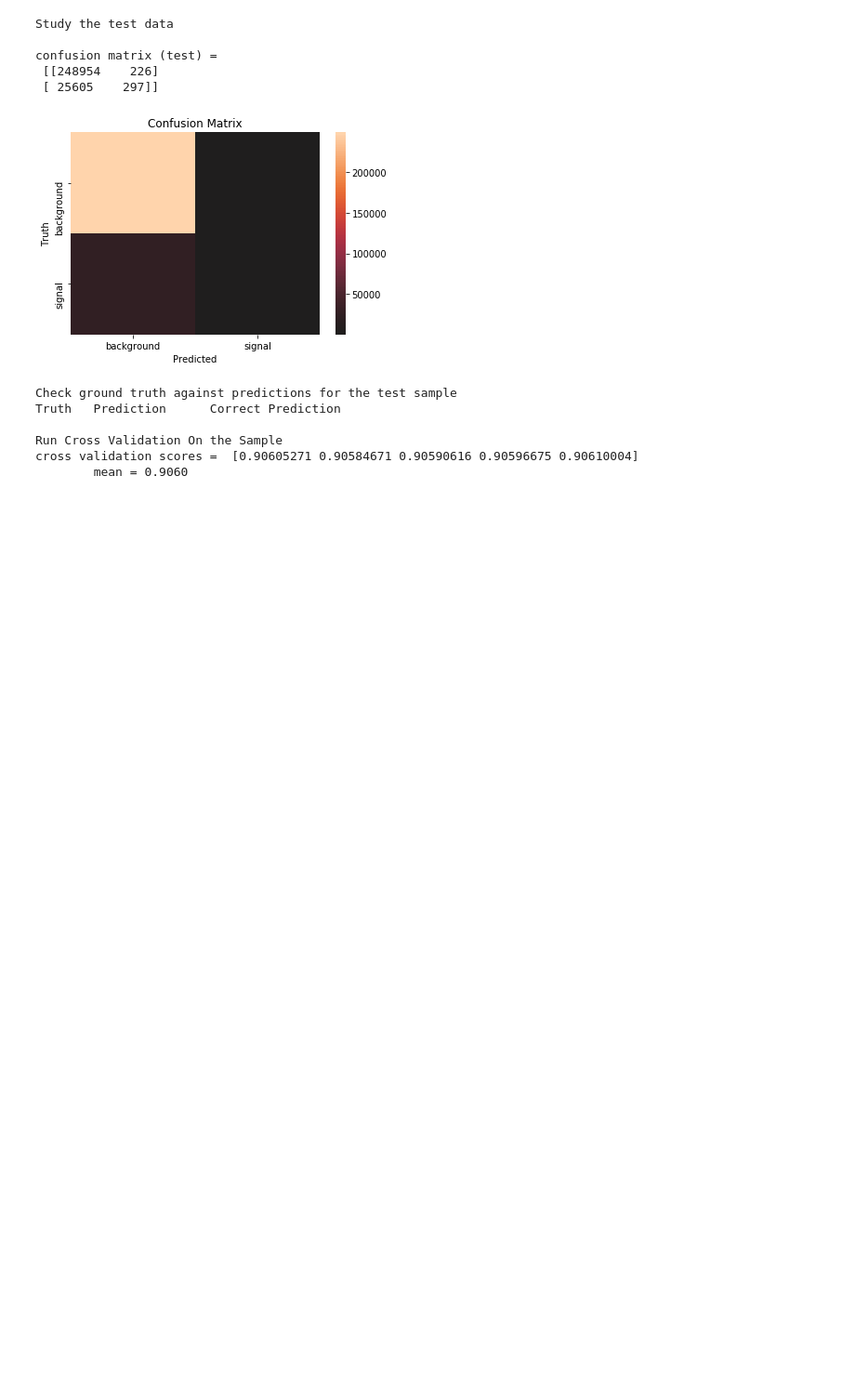
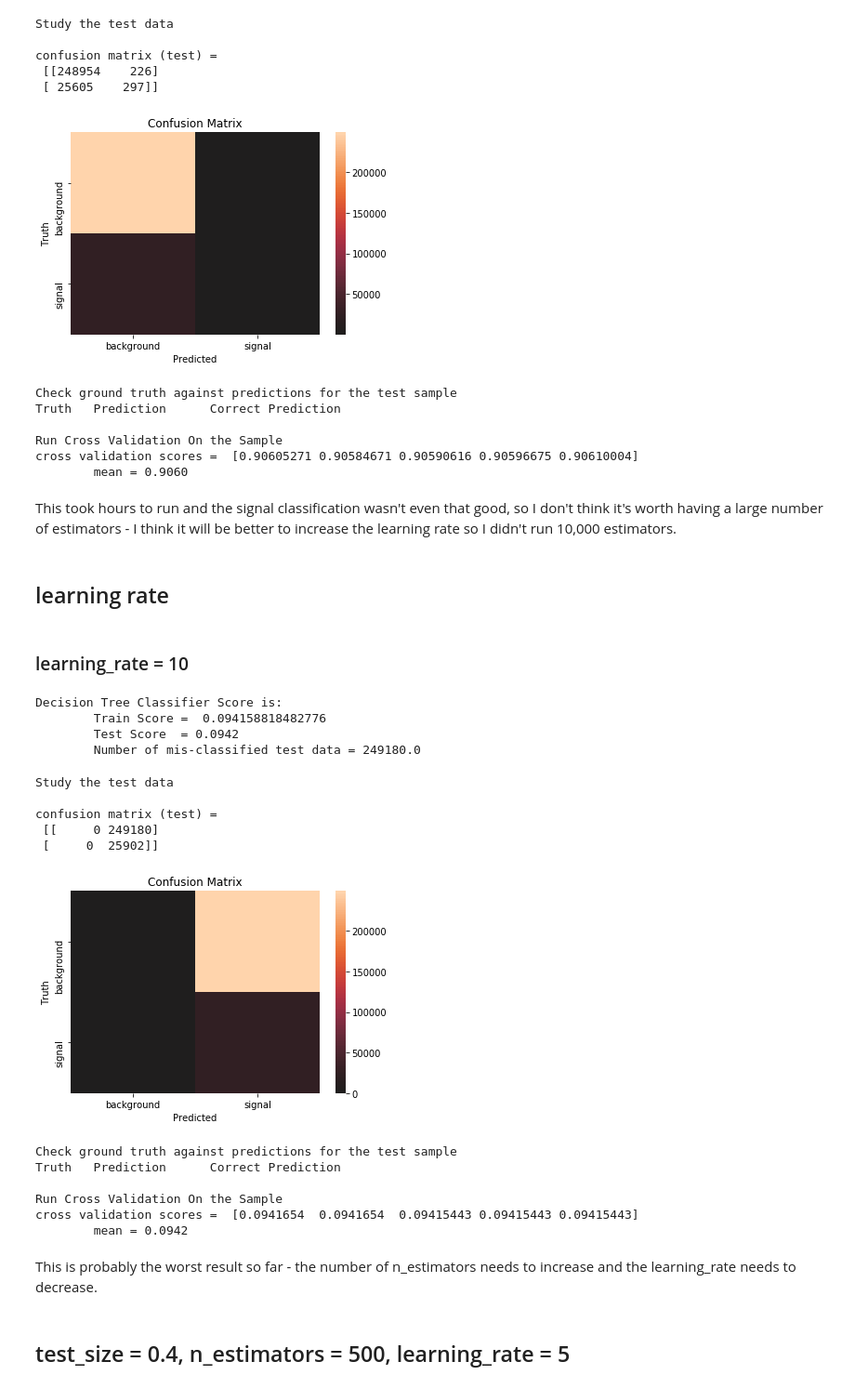
Before and after one commit to Bansi-M/BDT, a Jupyter notebook: BDT_Benchmark_Tests.ipynb, the cells around one changed output. Shown at 93% size. Saved outputs shown, nothing was run; the diff lists cells and outputs as text; code cells hidden in the pictures; blank space fills up the shorter version.

Commit message:
Benchmark tests

```diff
--- a/BDT_Benchmark_Tests.ipynb
+++ b/BDT_Benchmark_Tests.ipynb
@@ -376,3 +362,78 @@ Truth   Prediction      Correct Prediction
 Run Cross Validation On the Sample
 cross validation scores =  [0.90605271 0.90584671 0.90590616 0.90596675 0.90610004]
         mean = 0.9060
+# %% [markdown]
+This took hours to run and the signal classification wasn't even that good, so I don't think it's worth having a large number of estimators - I think it will be better to increase the learning rate so I didn't run 10,000 estimators.
+# %% [markdown]
+## learning rate
+# %% [markdown]
+### learning_rate = 10
+# %%
+train_bkg, test_bkg = train_test_split(background, test_size=0.4, random_state=2)
+train_signal, test_signal = train_test_split(signal, test_size=0.4, random_state=2)
+
+train_y = len(train_bkg) * [0] + len(train_signal) * [1]
+test_y = len(test_bkg) * [0] + len(test_signal) * [1]
+
+train_x = pd.concat([train_bkg, train_signal], ignore_index=True)
+test_x = pd.concat([test_bkg, test_signal], ignore_index=True)
+
+train_x.drop(["weight"], axis=1, inplace=True)
+test_x.drop(["weight"], axis=1, inplace=True)
+
+
+BDT_clf = AdaBoostClassifier(n_estimators=100, learning_rate = 10).fit(train_x, train_y)
+train_score = BDT_clf.score(train_x, train_y)
+test_score  = BDT_clf.score(test_x, test_y)
+
+print("Decision Tree Classifier Score is:")
+print("\tTrain Score = ", train_score)
+print("\tTest Score  = {:5.4f}".format(test_score))
+print("\tNumber of mis-classified test data = {:2.1f}".format((1-test_score)*len(test_x)))
+# %% [output]
+Decision Tree Classifier Score is:
+        Train Score =  0.094158818482776
+        Test Score  = 0.0942
+        Number of mis-classified test data = 249180.0
+# %%
+print("\n\033[1mStudy the test data\033[0m")
+
+predictions = BDT_clf.predict(test_x)
+BDTcm = confusion_matrix(test_y, predictions)
+print("\nconfusion matrix (test) = \n", BDTcm)
+
+ax= plt.subplot()
+sns.heatmap(BDTcm, center=True, ax = ax)
+ax.set_xlabel('Predicted');ax.set_ylabel('Truth');
+ax.set_title('Confusion Matrix');
+ax.xaxis.set_ticklabels(['background', 'signal']); ax.yaxis.set_ticklabels(['background', 'signal']);
+plt.show()
+
+print("\n\033[1mCheck ground truth against predictions for the test sample\033[0m")
+print("Truth\tPrediction\tCorrect Prediction")
+for i in range(len(predictions)):
+    Match = False
+    if predictions[i] == test_y[i]:
+        Match = True
+
+print("\n\033[1mRun Cross Validation On the Sample\033[0m")
+scores = cross_val_score(BDT_clf, train_x, train_y, cv=5)
+print("cross validation scores = ", scores)
+print("\tmean = {:5.4f}".format(scores.mean()))
+# %% [output]
+Study the test data
+
+confusion matrix (test) =
+ [[     0 249180]
+ [     0  25902]]
+[figure, added]
+Check ground truth against predictions for the test sample
+Truth   Prediction      Correct Prediction
+
+Run Cross Validation On the Sample
+cross validation scores =  [0.0941654  0.0941654  0.09415443 0.09415443 0.09415443]
+        mean = 0.0942
+# %% [markdown]
+This is probably the worst result so far - the number of n_estimators needs to increase and the learning_rate needs to decrease.
+# %% [markdown]
+## test_size = 0.4, n_estimators = 500, learning_rate = 5
```
Also changed, not shown: parts of 36 cells of this notebook.
